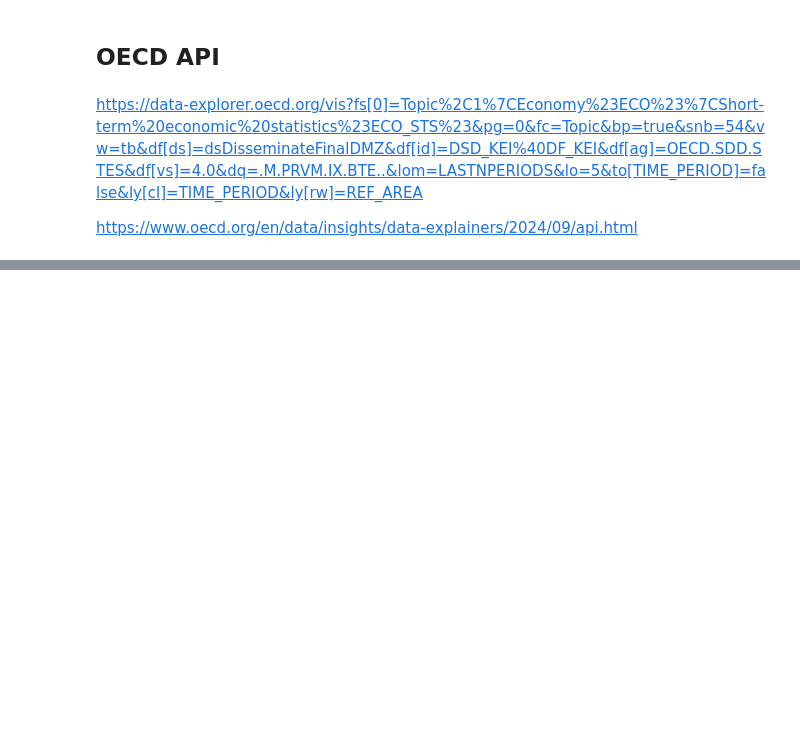
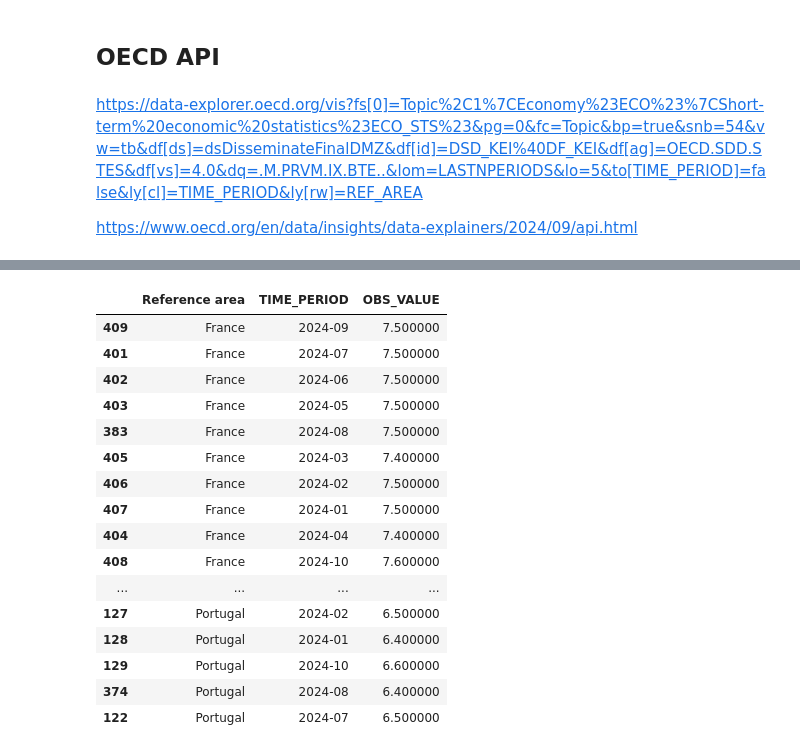
Before and after one commit to alexdelargy/DS320FinalProject, a Jupyter notebook: main.ipynb, the cells around one changed output, grey strips where cells are left out. Drawn from its saved outputs; the diff is of its cells as text; code cells hidden in the pictures; blank space fills up the shorter version.

```diff
--- a/main.ipynb
+++ b/main.ipynb
@@ -215,5 +217,8 @@ https://www.oecd.org/en/data/insights/data-explainers/2024/09/api.html
 # %%
-url = 'https://sdmx.oecd.org/public/rest/data/OECD.SDD.STES,DSD_KEI@DF_KEI,4.0/.M.PRVM.IX.BTE..?startPeriod=2024-01&endPeriod=2024-12&dimensionAtObservation=AllDimensions&format=csvfilewithlabels'
-response = requests.get(url).content
+urlKeyEconomic = 'https://sdmx.oecd.org/public/rest/data/OECD.SDD.STES,DSD_KEI@DF_KEI,4.0/.M.PRVM.IX.BTE..?startPeriod=2024-01&endPeriod=2024-12&dimensionAtObservation=AllDimensions&format=csvfilewithlabels'
+responseKeyEconomic = requests.get(urlKeyEconomic).content
+urlUnemployment = 'https://sdmx.oecd.org/public/rest/data/OECD.SDD.TPS,DSD_LFS@DF_IALFS_UNE_M,1.0/..._Z.Y._T.Y_GE15..M?startPeriod=2024-01&endPeriod=2024-12&dimensionAtObservation=AllDimensions&format=csvfilewithlabels'
+responseUnemployment = requests.get(urlUnemployment).content
 # %%
-rawData = pd.read_csv(io.StringIO(response.decode('utf-8')))
+df_KeyEconomic = pd.read_csv(io.StringIO(responseKeyEconomic.decode('utf-8')))
+df_Unemployment = pd.read_csv(io.StringIO(responseUnemployment.decode('utf-8')))
@@ -240,0 +235,23 @@ rawData.head(50)
+# %%
+df_KeyEconomic = df_KeyEconomic[df_KeyEconomic['Reference area'].isin(['Italy', 'France', 'Mexico', 'Brazil', 'Portugal'])]
+df_Unemployment = df_Unemployment[df_Unemployment['Reference area'].isin(['Italy', 'France', 'Mexico', 'Brazil', 'Portugal'])]
+# %%
+df_Unemployment[['Reference area', 'TIME_PERIOD', 'OBS_VALUE']].sort_values('Reference area')
+# %% [output]
+|  | Reference area | TIME_PERIOD | OBS_VALUE |
+| 409 | France | 2024-09 | 7.500000 |
+| 401 | France | 2024-07 | 7.500000 |
+| 402 | France | 2024-06 | 7.500000 |
+| 403 | France | 2024-05 | 7.500000 |
+| 383 | France | 2024-08 | 7.500000 |
+| 405 | France | 2024-03 | 7.400000 |
+| 406 | France | 2024-02 | 7.500000 |
+| 407 | France | 2024-01 | 7.500000 |
+| 404 | France | 2024-04 | 7.400000 |
+| 408 | France | 2024-10 | 7.600000 |
+| ... | ... | ... | ... |
+| 127 | Portugal | 2024-02 | 6.500000 |
+| 128 | Portugal | 2024-01 | 6.400000 |
+| 129 | Portugal | 2024-10 | 6.600000 |
+| 374 | Portugal | 2024-08 | 6.400000 |
+| 122 | Portugal | 2024-07 | 6.500000 |
```
Also changed, not shown: parts of 4 cells of this notebook.
